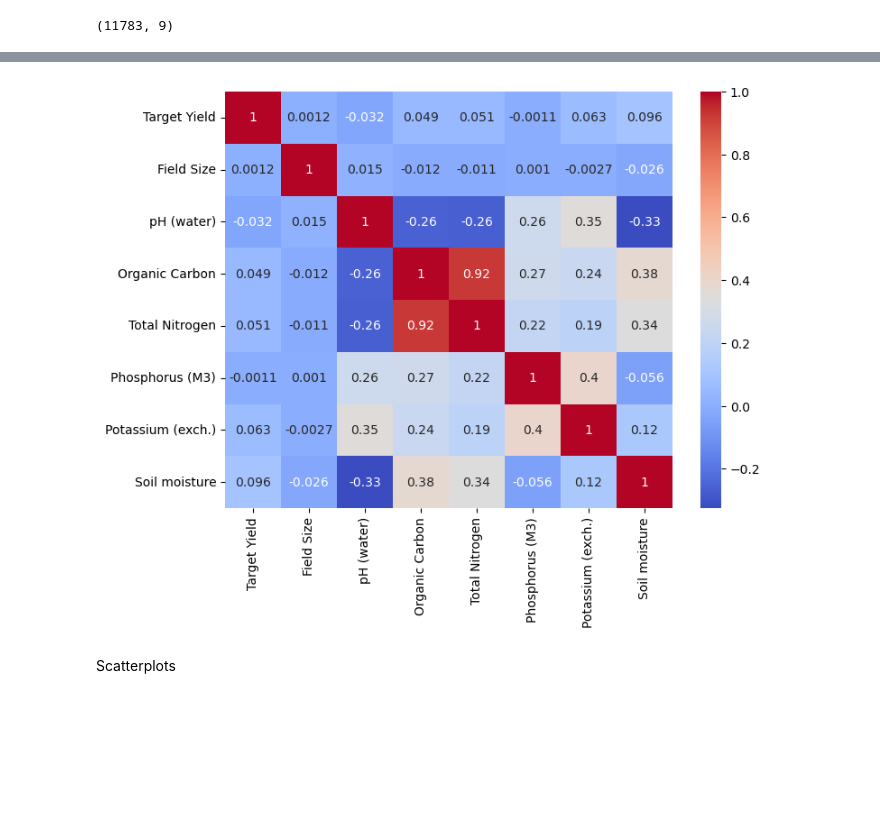
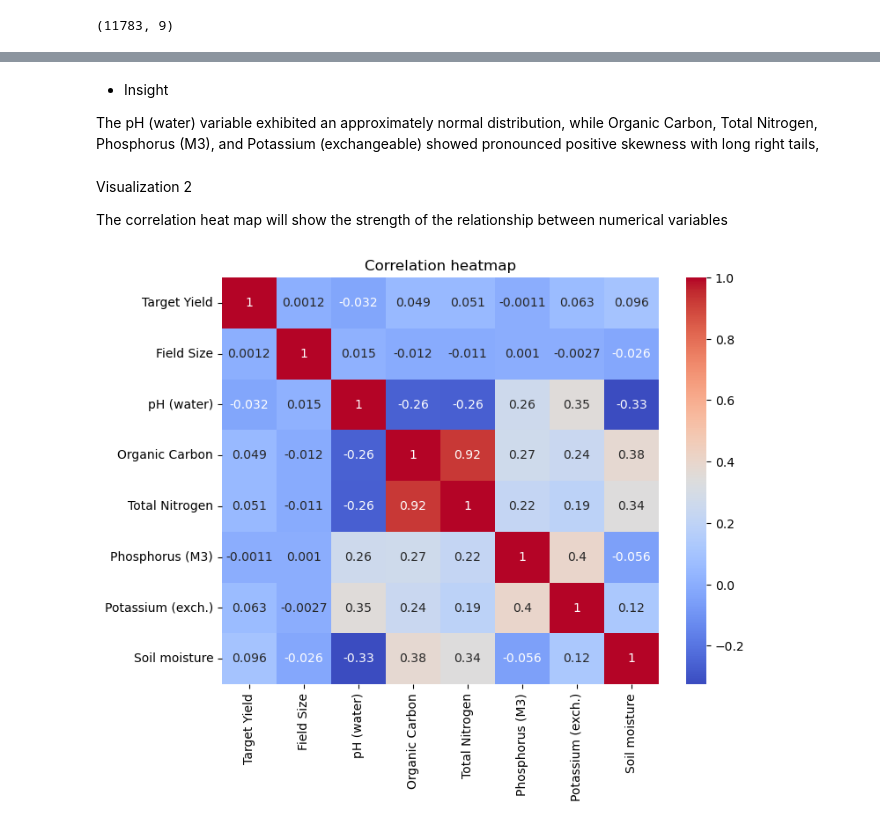
Before and after one commit to Esther-Margaret-Mwangi/Epochs, a Jupyter notebook: notebook/notebook.ipynb, the cells around one changed output, grey strips where cells are left out. Drawn from its saved outputs; the diff is of its cells as text; code cells hidden in the pictures; blank space fills up the shorter version.

```diff
--- a/notebook/notebook.ipynb
+++ b/notebook/notebook.ipynb
@@ -952,14 +897,20 @@ Heatmap
+# %% [markdown]
+- Insight
+
+The pH (water) variable exhibited an approximately normal distribution, while Organic Carbon, Total Nitrogen, Phosphorus (M3), and Potassium (exchangeable) showed pronounced positive skewness with long right tails,
+# %% [markdown]
+Visualization 2
+
+The correlation heat map will show the strength of the relationship between numerical variables
 # %%
 plt.figure(figsize=(8,6))
 
 sns.heatmap(
     df.corr(numeric_only=True),
     annot=True,
     cmap="coolwarm"
 )
-
+plt.title('Correlation heatmap')
 plt.show()
 # %% [output]
-[figure, old version]
+[figure, new version]
-# %% [markdown]
-Scatterplots
```
Also changed, not shown: parts of 19 cells of this notebook.
